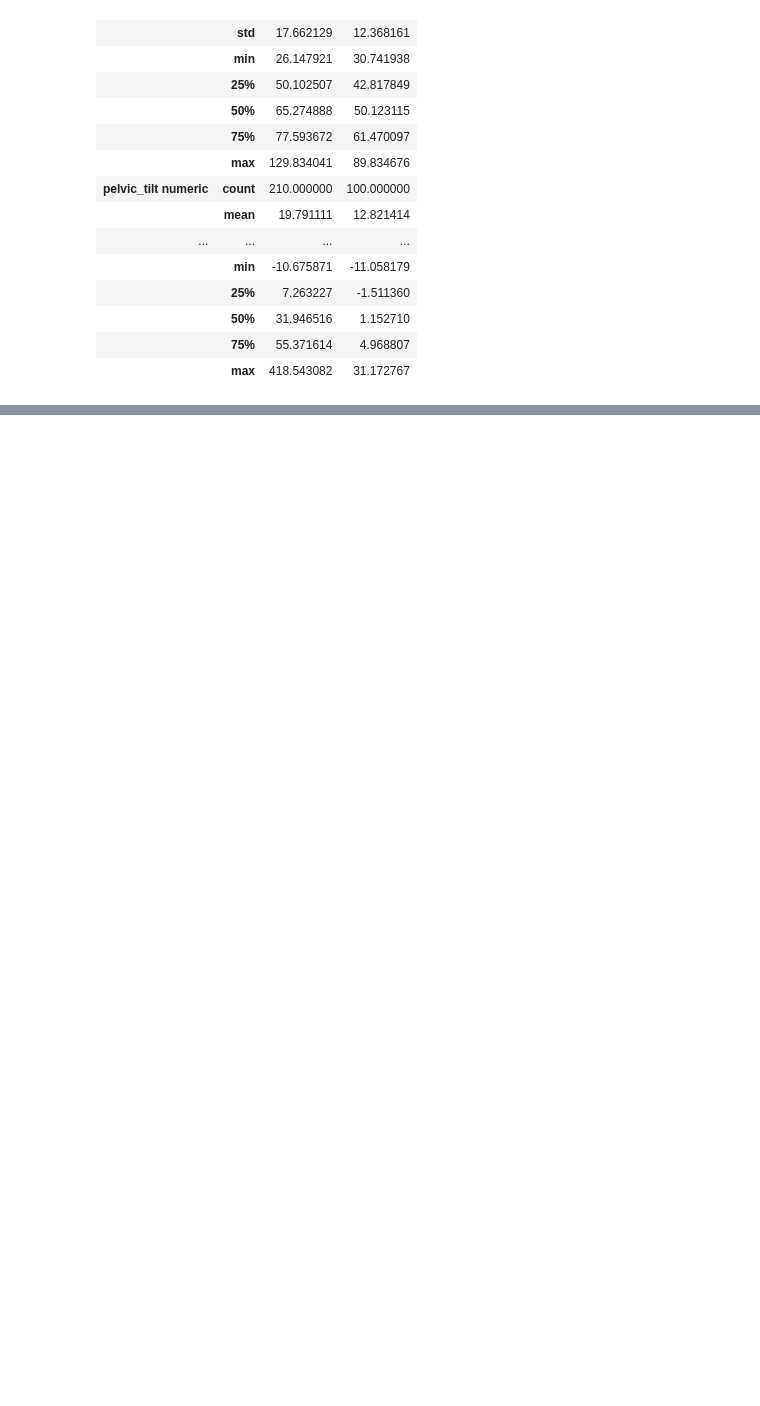
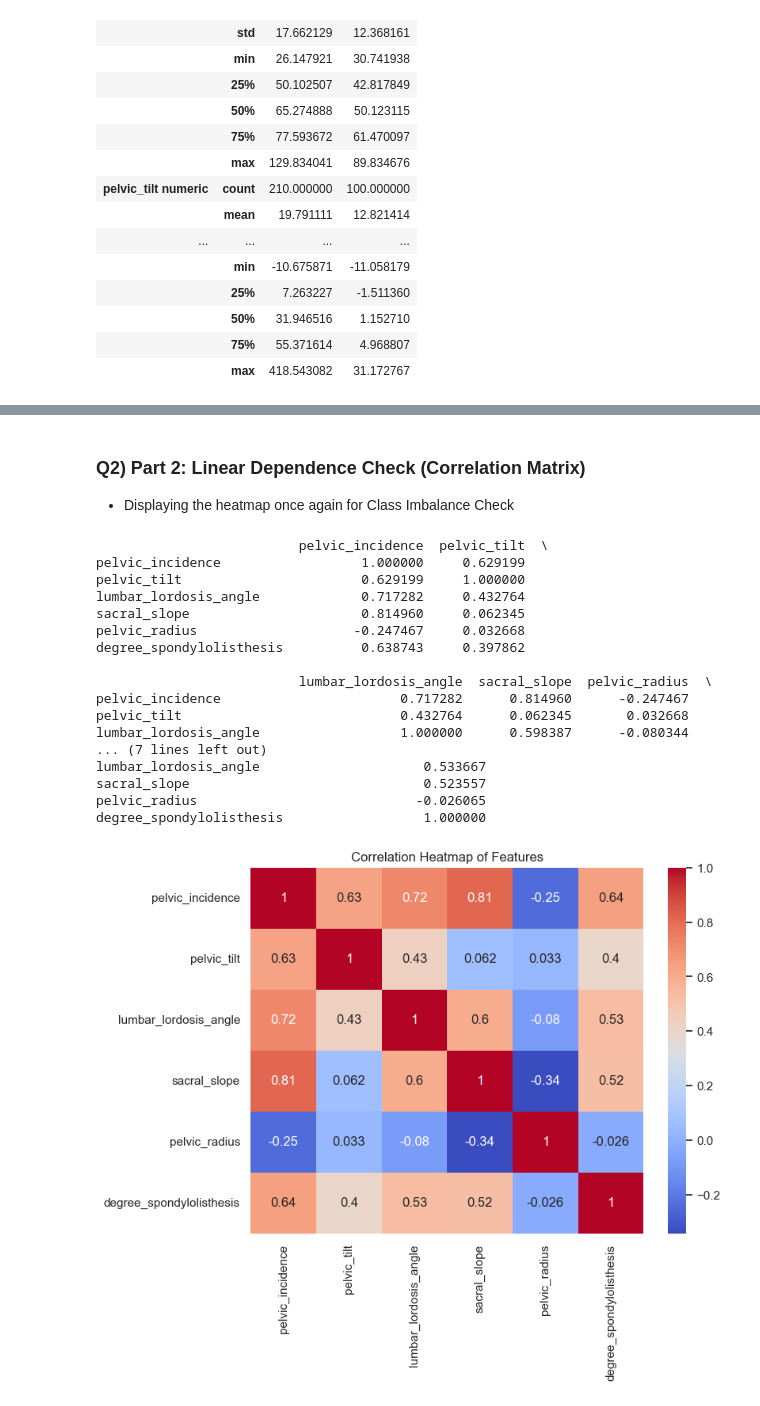
Before and after one commit to jackiecwv/SDS-CP033-spinescope, a Jupyter notebook: submissions/team-members/jackie-vescio/eda_spinescope_jackie_vescio.ipynb, the cells around one changed output, grey strips where cells are left out. Drawn from its saved outputs; the diff is of its cells as text; code cells hidden in the pictures; blank space fills up the shorter version.

```diff
--- a/submissions/team-members/jackie-vescio/eda_spinescope_jackie.ipynb
+++ b/submissions/team-members/jackie-vescio/eda_spinescope_jackie_vescio.ipynb
@@ -407,0 +622,31 @@ Based on this, the data is ready for preprocessing and modeling.
+# %% [markdown]
+### Q2) Part 2: Linear Dependence Check (Correlation Matrix)
+- Displaying the heatmap once again for Class Imbalance Check
+# %%
+# Check correlation matrix
+corr_matrix = df.drop('class', axis=1).corr()
+print(corr_matrix)
+
+plt.figure(figsize=(8, 6))
+sns.heatmap(corr_matrix, annot=True, cmap='coolwarm')
+plt.title('Correlation Heatmap of Features')
+plt.show()
+# %% [output]
+                          pelvic_incidence  pelvic_tilt  \
+pelvic_incidence                  1.000000     0.629199
+pelvic_tilt                       0.629199     1.000000
+lumbar_lordosis_angle             0.717282     0.432764
+sacral_slope                      0.814960     0.062345
+pelvic_radius                    -0.247467     0.032668
+degree_spondylolisthesis          0.638743     0.397862
+
+                          lumbar_lordosis_angle  sacral_slope  pelvic_radius  \
+pelvic_incidence                       0.717282      0.814960      -0.247467
+pelvic_tilt                            0.432764      0.062345       0.032668
+lumbar_lordosis_angle                  1.000000      0.598387      -0.080344
+... (7 lines left out)
+lumbar_lordosis_angle                     0.533667
+sacral_slope                              0.523557
+pelvic_radius                            -0.026065
+degree_spondylolisthesis                  1.000000
+[figure, added]
```
Also changed, not shown: parts of 72 cells of this notebook, 2 other files.
